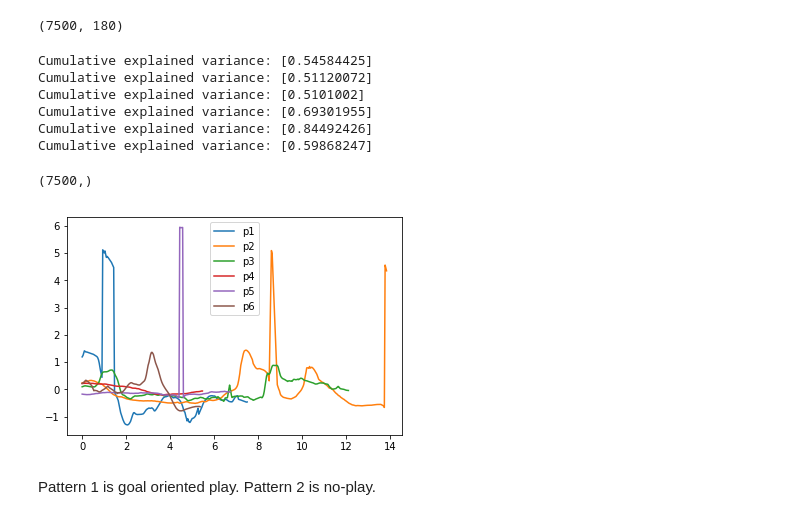
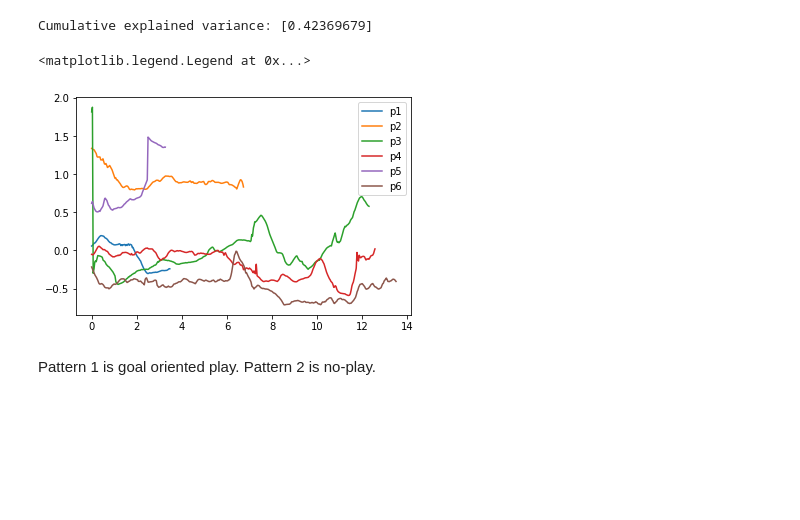
Before and after one commit to maddybartlett/NEN001, a Jupyter notebook: PatternInterpolationPCA.ipynb, the cells around one changed output. Saved outputs shown, nothing was run; the diff lists cells and outputs as text; code cells hidden in the pictures; blank space fills up the shorter version.

```diff
--- a/PatternInterpolationPCA.ipynb
+++ b/PatternInterpolationPCA.ipynb
@@ -8,7 +8,7 @@ import pandas as pd
 import scipy as sp
 # %%
 from sklearn.decomposition import PCA
-data = pd.read_csv("pinsoro-2017-06-12-140651300755-small.csv", low_memory=False)
+data = pd.read_csv("pinsoro-2017-06-12-140651300755-all.csv", low_memory=False)
 
 x = np.array(data.iloc[:,11:195]).astype(float)
 a = []
@@ -45,50 +45,39 @@ def extract_pattern(start, end):
     return t, result
 
 
-t1, result1 = extract_pattern(2076, 2303) #goaloriented
-t2, result2 = extract_pattern(1658, 2075) #noplay
-t3, result3 = extract_pattern(8991, 9357) #goaloriented
-t4, result4 = extract_pattern(4844, 5010) #noplay
-t5, result5 = extract_pattern(1453, 1657) #goaloriented
-t6, result6 = extract_pattern(6763, 6926) #noplay
+t1, result1 = extract_pattern(10175, 10280) #goaloriented
+t2, result2 = extract_pattern(22854, 23059) #noplay
+t3, result3 = extract_pattern(13811, 14182) #goaloriented
+t4, result4 = extract_pattern(9796, 10174) #noplay
+t5, result5 = extract_pattern(22753, 22853) #goaloriented
+t6, result6 = extract_pattern(14583, 14991) #noplay
 
 #np.savetxt('result.csv', result1, delimiter=',')
-result1.shape
+#result1.shape
-# %% [output]
-(7500, 180)
 # %%
 nb_components=1
-def extract_component(data):
-    pca_model=PCA(n_components=nb_components).fit(data)
-    p = pca_model.transform(data)
-    print("Cumulative explained variance: %s" % pca_model.explained_variance_ratio_.cumsum())
+train_all = np.vstack([result1, result2, result3, result4, result5, result6])
+pca_model = PCA(n_components=nb_components).fit(train_all)
+print("Cumulative explained variance: %s" % pca_model.explained_variance_ratio_.cumsum())
 
-    return p[:,0]
-
-p1 = extract_component(result1)
-p2 = extract_component(result2)
-p3 = extract_component(result3)
-p4 = extract_component(result4)
-p5 = extract_component(result5)
-p6 = extract_component(result6)
+p1 = pca_model.transform(result1)[:,0]
+p2 = pca_model.transform(result2)[:,0]
+p3 = pca_model.transform(result3)[:,0]
+p4 = pca_model.transform(result4)[:,0]
+p5 = pca_model.transform(result5)[:,0]
+p6 = pca_model.transform(result6)[:,0]
 
 plt.plot(t1, p1, label='p1')
 plt.plot(t2, p2, label='p2')
 plt.plot(t3, p3, label='p3')
 plt.plot(t4, p4, label='p4')
 plt.plot(t5, p5, label='p5')
 plt.plot(t6, p6, label='p6')
 plt.legend()
-p1.shape
 # %% [output]
-Cumulative explained variance: [0.54584425]
-Cumulative explained variance: [0.51120072]
-Cumulative explained variance: [0.5101002]
-Cumulative explained variance: [0.69301955]
-Cumulative explained variance: [0.84492426]
-Cumulative explained variance: [0.59868247]
+Cumulative explained variance: [0.42369679]
-(7500,)
+<matplotlib.legend.Legend at 0x...>
-[figure, old version]
+[figure, new version]
 # %% [markdown]
 Pattern 1 is goal oriented play.
 Pattern 2 is no-play.
```
Also changed, not shown: parts of 7 cells of this notebook.
